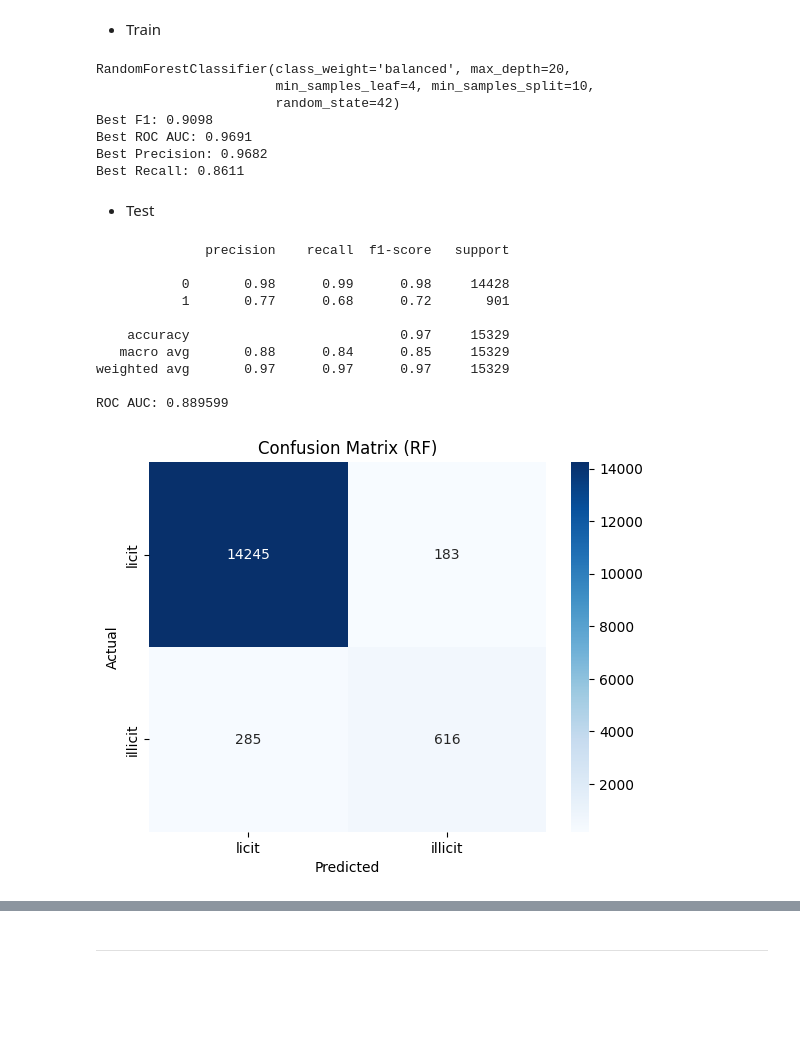
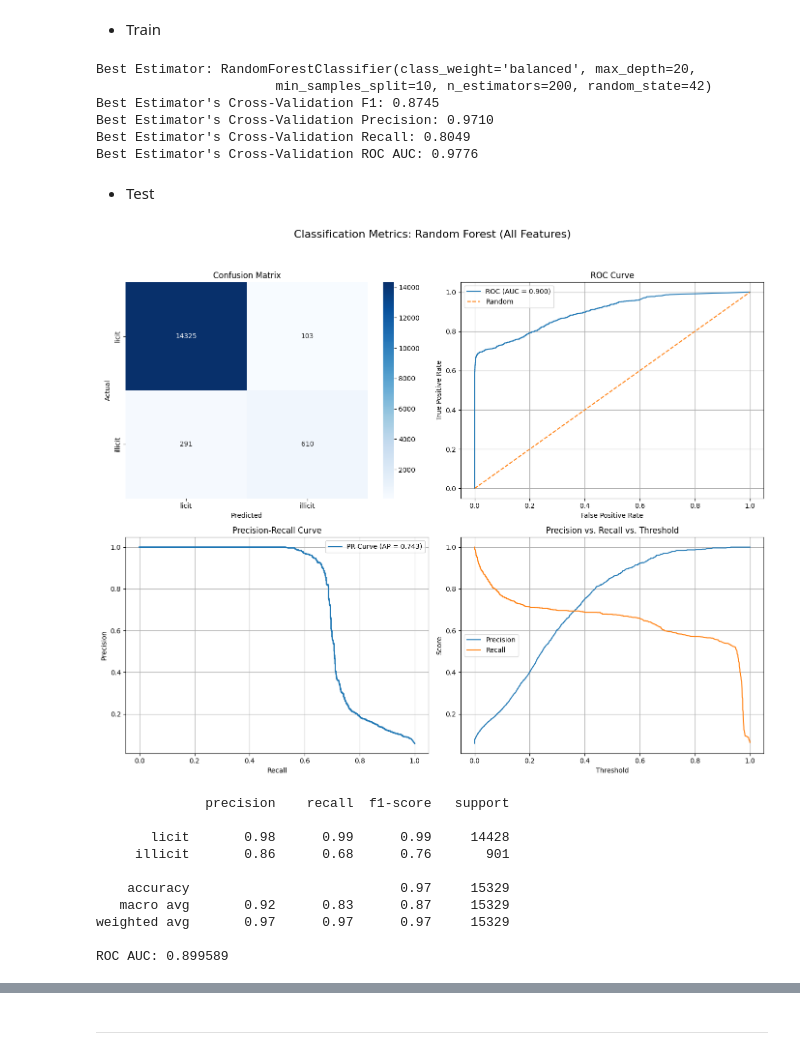
Before and after one commit to victorhsu890524/elliptic-data-set, a Jupyter notebook: notebooks/random_forest.ipynb, the cells around one changed output, grey strips where cells are left out. Cells and saved outputs as stored; diff of their text form; code cells hidden in the pictures; blank space fills up the shorter version.

```diff
--- a/notebooks/random_forest.ipynb
+++ b/notebooks/random_forest.ipynb
@@ -48,9 +48,10 @@ all_features = local_features + aggregate_features
 # %%
 param_grid = {
     'n_estimators': [100, 200],
-    'max_depth': [10, 20],
+    'max_depth': [10, 20, None],
     'min_samples_split': [5, 10],
-    'min_samples_leaf': [2, 4]
+    'min_samples_leaf': [1, 2],
+    'class_weight': ['balanced', 'balanced_subsample']
 }
 
 scoring = {
@@ -61,10 +62,10 @@ scoring = {
 }
 
 custom_cv = TimeStepSplit(train_df, n_splits=4)
-rf = RandomForestClassifier(random_state=42, class_weight='balanced')
+rf = RandomForestClassifier(random_state=42)
 
 grid_search = GridSearchCV(estimator=rf, param_grid=param_grid, cv=custom_cv,
-                           scoring=scoring, refit='f1', n_jobs=-1)
+                           scoring=scoring, refit='roc_auc', n_jobs=-1)
 # %% [markdown]
 ---
 # %% [markdown]
@@ -78,52 +79,40 @@ y_test = test_df['class']
 - Train
 # %%
 grid_search.fit(X_train_loc, y_train)
+best_estimator = grid_search.best_estimator_
 
-print(grid_search.best_estimator_)
+print(f"Best Estimator: {best_estimator}")
 
 results_df = pd.DataFrame(grid_search.cv_results_)
 best_idx = grid_search.best_index_
 
-print(f"Best F1: {results_df.loc[best_idx, 'mean_test_f1']:.4f}")
-print(f"Best ROC AUC: {results_df.loc[best_idx, 'mean_test_roc_auc']:.4f}")
-print(f"Best Precision: {results_df.loc[best_idx, 'mean_test_precision']:.4f}")
-print(f"Best Recall: {results_df.loc[best_idx, 'mean_test_recall']:.4f}")
+print(f"Best Estimator's Cross-Validation F1: {results_df.loc[best_idx, 'mean_test_f1']:.4f}")
+print(f"Best Estimator's Cross-Validation Precision: {results_df.loc[best_idx, 'mean_test_precision']:.4f}")
+print(f"Best Estimator's Cross-Validation Recall: {results_df.loc[best_idx, 'mean_test_recall']:.4f}")
+print(f"Best Estimator's Cross-Validation ROC AUC: {results_df.loc[best_idx, 'mean_test_roc_auc']:.4f}")
 # %% [output]
-RandomForestClassifier(class_weight='balanced', max_depth=20,
-                       min_samples_leaf=4, min_samples_split=10,
-                       random_state=42)
-Best F1: 0.9098
-Best ROC AUC: 0.9691
-Best Precision: 0.9682
-Best Recall: 0.8611
+Best Estimator: RandomForestClassifier(class_weight='balanced', max_depth=20,
+                       min_samples_split=10, n_estimators=200, random_state=42)
+Best Estimator's Cross-Validation F1: 0.8745
+Best Estimator's Cross-Validation Precision: 0.9710
+Best Estimator's Cross-Validation Recall: 0.8049
+Best Estimator's Cross-Validation ROC AUC: 0.9776
 # %% [markdown]
 - Test
 # %%
 y_pred = grid_search.best_estimator_.predict(X_test_loc)
 y_prob = grid_search.best_estimator_.predict_proba(X_test_loc)[:, 1]
 
-print(classification_report(y_test, y_pred))
-print(f"ROC AUC: {roc_auc_score(y_test, y_prob):6f}")
+plot_classification_results(y_test, y_prob, y_pred, 'Random Forest (All Features)')
 # %% [output]
+[figure, added]
               precision    recall  f1-score   support
 
-           0       0.98      0.99      0.98     14428
-           1       0.77      0.68      0.72       901
+       licit       0.98      0.99      0.99     14428
+     illicit       0.86      0.68      0.76       901
 
     accuracy                           0.97     15329
-   macro avg       0.88      0.84      0.85     15329
+   macro avg       0.92      0.83      0.87     15329
 weighted avg       0.97      0.97      0.97     15329
 
-ROC AUC: 0.889599
+ROC AUC: 0.899589
-# %%
-cm = confusion_matrix(y_test, y_pred)
-
-sns.heatmap(cm, annot=True, fmt='d', cmap='Blues',
-            xticklabels=['licit', 'illicit'],
-            yticklabels=['licit', 'illicit'])
-plt.xlabel('Predicted')
-plt.ylabel('Actual')
-plt.title('Confusion Matrix (RF)')
-plt.show()
-# %% [output]
-[figure, removed]
```
Also changed, not shown: parts of 10 cells of this notebook, 5 other files.
